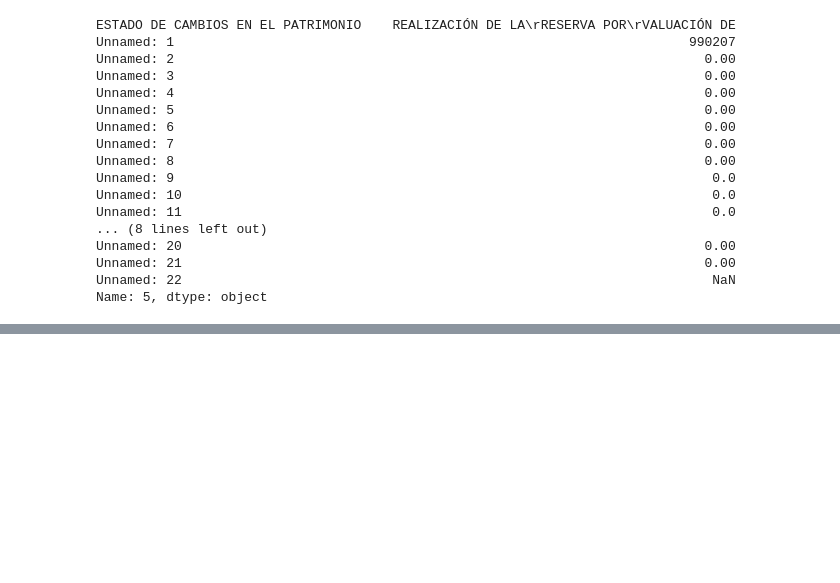
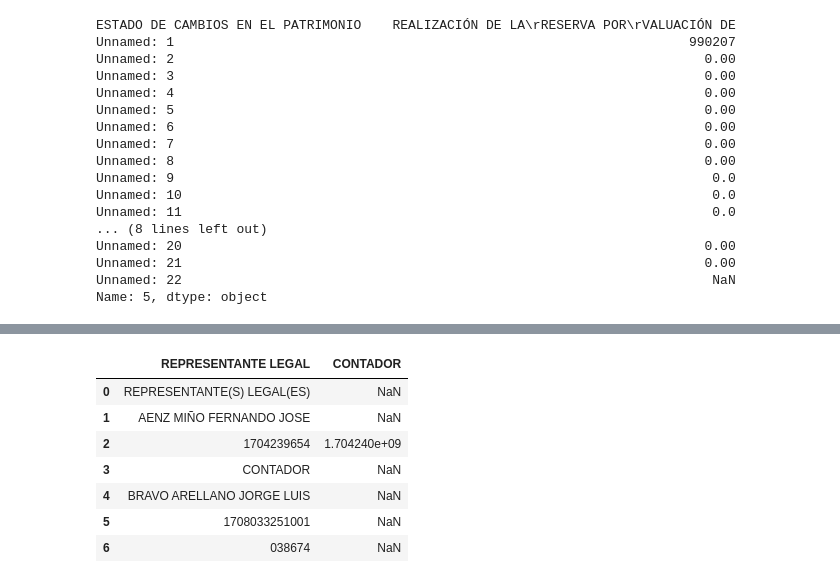
Before and after one commit to eoncorpec/pdf_to_excel_sc, a Jupyter notebook: CodsDocumentos2/doc_economica.ipynb, the cells around one changed output, grey strips where cells are left out. Saved outputs shown, nothing was run; the diff lists cells and outputs as text; code cells hidden in the pictures; blank space fills up the shorter version.

```diff
--- a/CodsDocumentos2/doc_economica.ipynb
+++ b/CodsDocumentos2/doc_economica.ipynb
@@ -133,0 +154,12 @@ Name: 5, dtype: object
+# %%
+dafContador.at[2,"REPRESENTANTE LEGAL"] = str(1704239654)
+dafContador
+# %% [output]
+|  | REPRESENTANTE LEGAL | CONTADOR |
+| 0 | REPRESENTANTE(S) LEGAL(ES) | NaN |
+| 1 | AENZ MIÑO FERNANDO JOSE | NaN |
+| 2 | 1704239654 | 1.704240e+09 |
+| 3 | CONTADOR | NaN |
+| 4 | BRAVO ARELLANO JORGE LUIS | NaN |
+| 5 | 1708033251001 | NaN |
+| 6 | 038674 | NaN |
```
Also changed, not shown: parts of 8 cells of this notebook, 5 other files.
